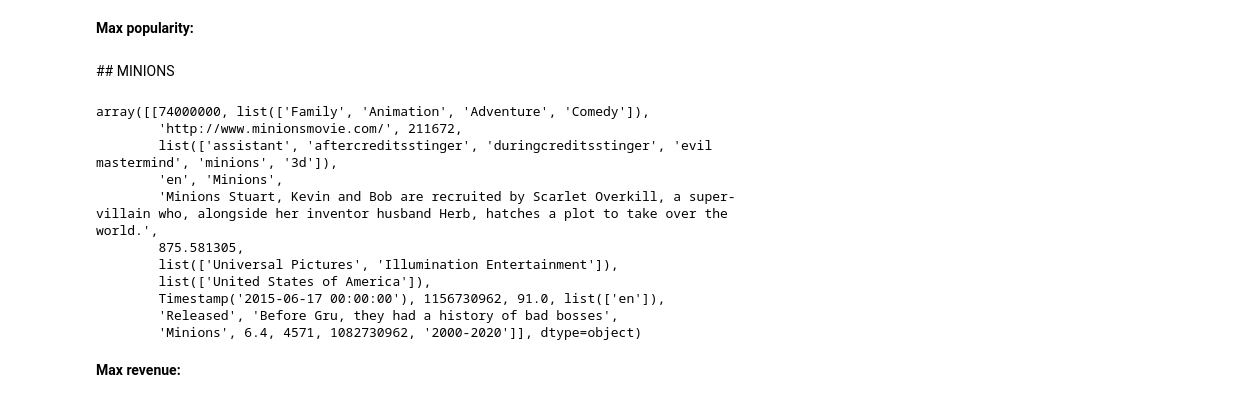
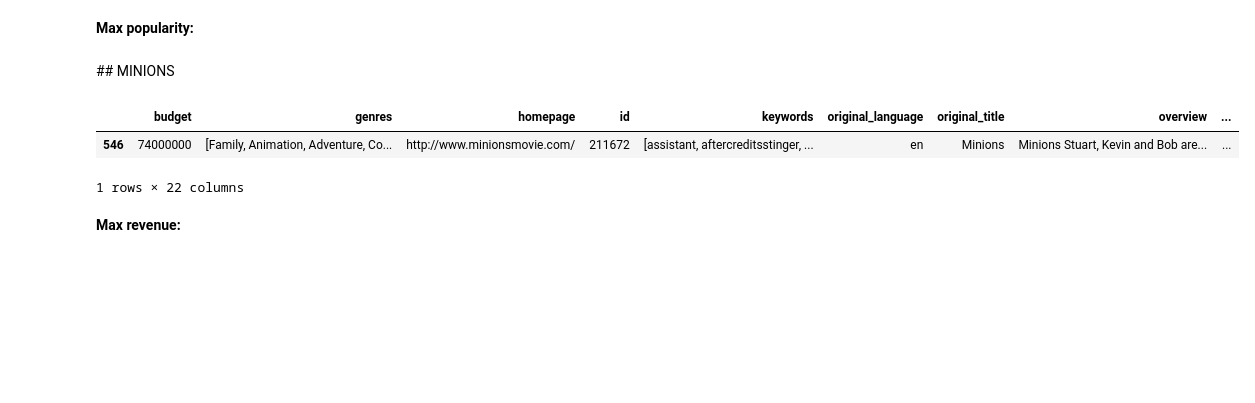
Before and after one commit to fatimaglezglez/TMDB_insights, a Jupyter notebook: TMDB_Fatima_Gonzalez.ipynb, the cells around one changed output. Cells and saved outputs as stored; diff of their text form; code cells hidden in the pictures; blank space fills up the shorter version.

```diff
--- a/TMDB_Fatima_Gonzalez.ipynb
+++ b/TMDB_Fatima_Gonzalez.ipynb
@@ -274,19 +274,11 @@ Bedore the 60s, Adventure, Action, War, Romance had remarkable positive correlat
 # %% [markdown]
 ## MINIONS
 # %%
-df[df.popularity==df.popularity.max()].values
+df[df.popularity==df.popularity.max()]
 # %% [output]
+|  | budget | genres | homepage | id | keywords | original_language | original_title | overview | ... |
+| 546 | 74000000 | [Family, Animation, Adventure, Co... | http://www.minionsmovie.com/ | 211672 | [assistant, aftercreditsstinger, ... | en | Minions | Minions Stuart, Kevin and Bob are... | ... |
-array([[74000000, list(['Family', 'Animation', 'Adventure', 'Comedy']),
-        'http://www.minionsmovie.com/', 211672,
-        list(['assistant', 'aftercreditsstinger', 'duringcreditsstinger', 'evil mastermind', 'minions', '3d']),
-        'en', 'Minions',
-        'Minions Stuart, Kevin and Bob are recruited by Scarlet Overkill, a super-villain who, alongside her inventor husband Herb, hatches a plot to take over the world.',
-        875.581305,
-        list(['Universal Pictures', 'Illumination Entertainment']),
-        list(['United States of America']),
-        Timestamp('2015-06-17 00:00:00'), 1156730962, 91.0, list(['en']),
-        'Released', 'Before Gru, they had a history of bad bosses',
-        'Minions', 6.4, 4571, 1082730962, '2000-2020']], dtype=object)
+1 rows × 22 columns
 # %% [markdown]
 **Max revenue:**
 # %% [markdown]
```
Also changed, not shown: parts of 1 cell of this notebook.
